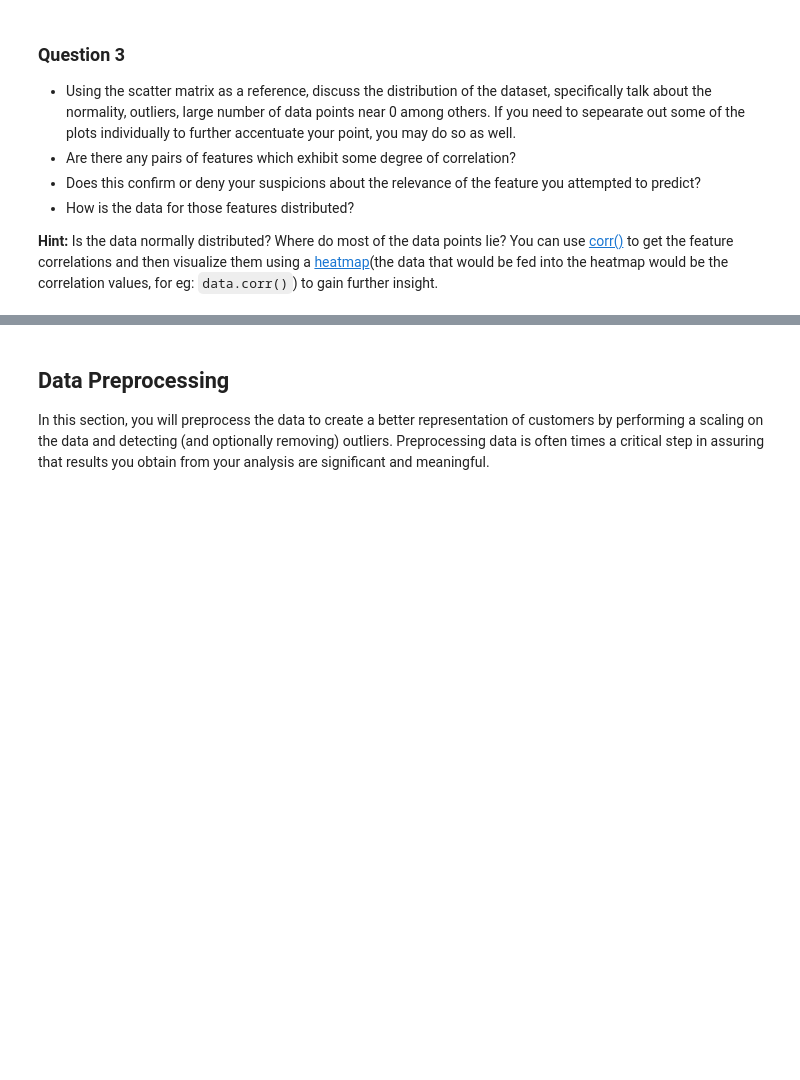
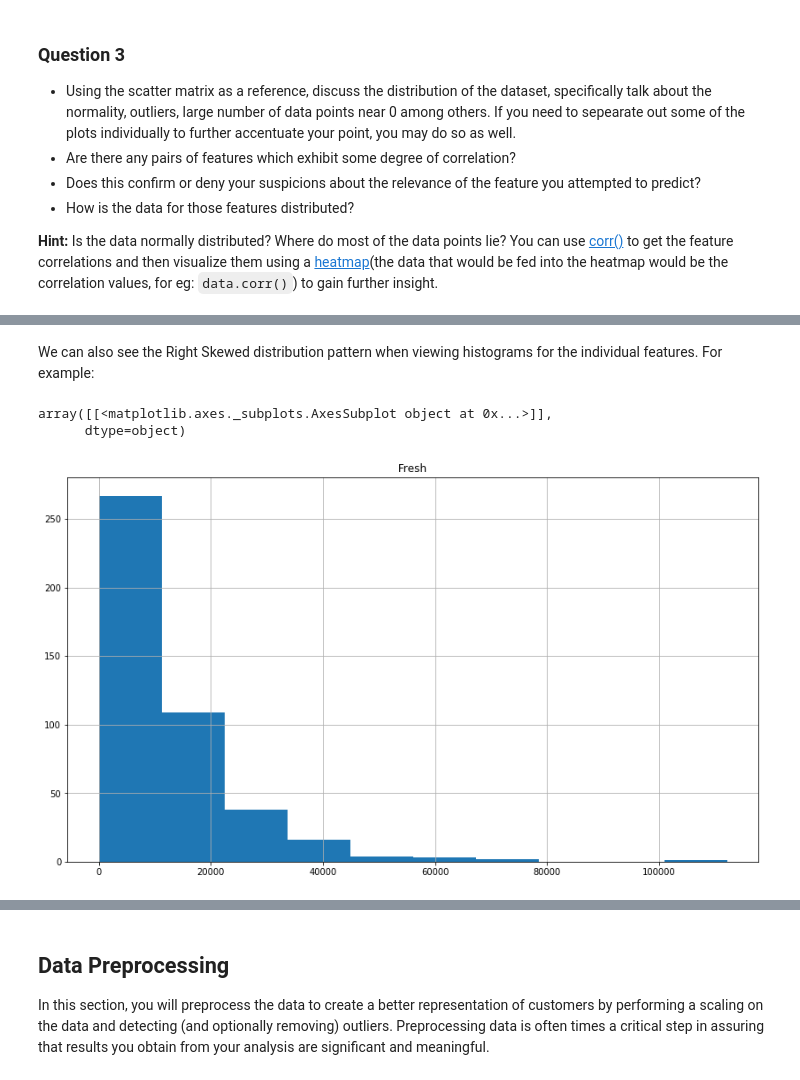
Before and after one commit to dan-lennox/customer_segments, a Jupyter notebook: customer_segments.ipynb, the cells around one changed output, grey strips where cells are left out. Cells and saved outputs as stored; diff of their text form; code cells hidden in the pictures; blank space fills up the shorter version.

```diff
--- a/customer_segments.ipynb
+++ b/customer_segments.ipynb
@@ -207,0 +229,8 @@ pd.scatter_matrix(data, alpha = 0.3, figsize = (14,8), diagonal = 'kde');
+# %% [markdown]
+We can also see the Right Skewed distribution pattern when viewing histograms for the individual features. For example:
+# %%
+display(data.hist('Fresh', figsize=(14,8)))
+# %% [output]
+array([[<matplotlib.axes._subplots.AxesSubplot object at 0x...>]],
+      dtype=object)
+[figure, added]
```
Also changed, not shown: parts of 12 cells of this notebook.
